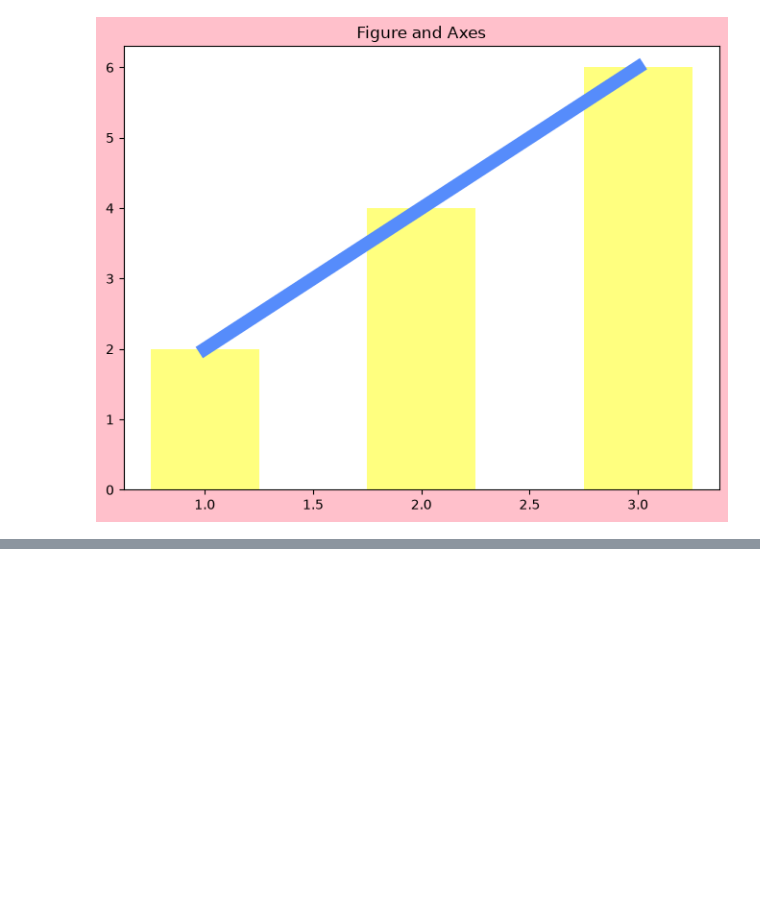
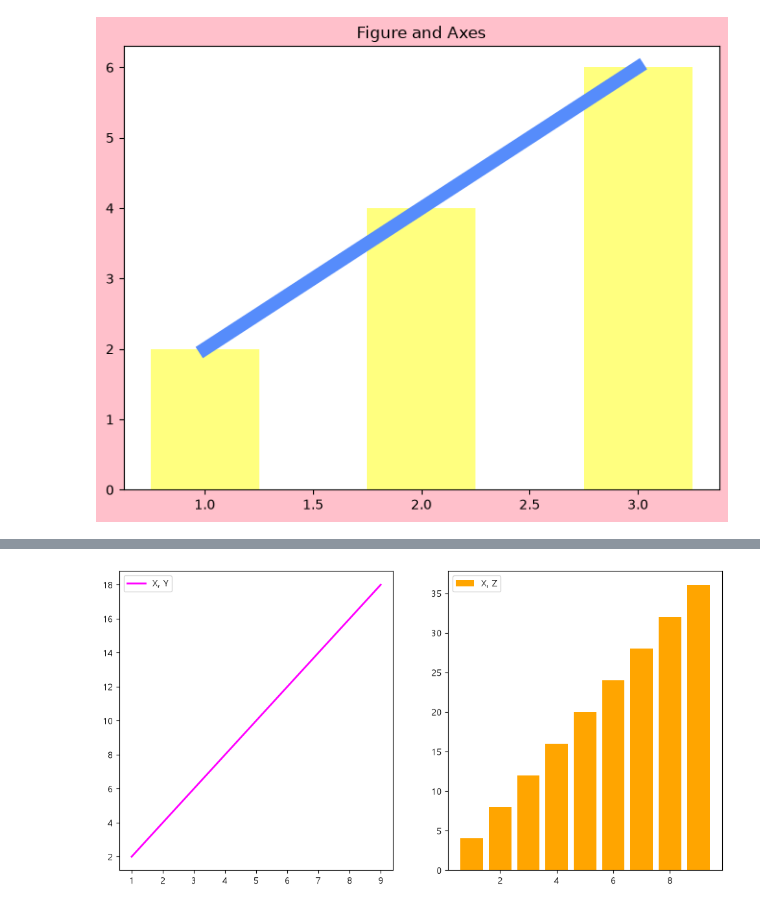
Before and after one commit to 2026-SKN33-STUDY/05_data_analysis, a Jupyter notebook: 03_data_visualization/01_matplotlib.ipynb, the cells around one changed output, grey strips where cells are left out. Saved outputs shown, nothing was run; the diff lists cells and outputs as text; code cells hidden in the pictures; blank space fills up the shorter version.

```diff
--- a/03_data_visualization/01_matplotlib.ipynb
+++ b/03_data_visualization/01_matplotlib.ipynb
@@ -111,0 +225,15 @@ Text(0.5, 1.0, 'Figure and Axes')
+# %%
+X = np.arange(1, 10)
+Y = X * 2
+Z = X * 4
+
+fig, ax = plt.subplots(nrows=1, ncols=2, figsize=(12,  6))
+ax[0].plot(X, Y, color='magenta', linewidth=2 , label='X, Y')
+ax[1].bar(X, Z, color='orange', linewidth=0.5, label='X, Z')
+
+# 따로 지정해줘야함
+ax[0].legend(loc='upper left')
+ax[1].legend(loc='upper left')
+plt.show()
+# %% [output]
+[figure, added]
```
Also changed, not shown: parts of 7 cells of this notebook, 8 other files.
